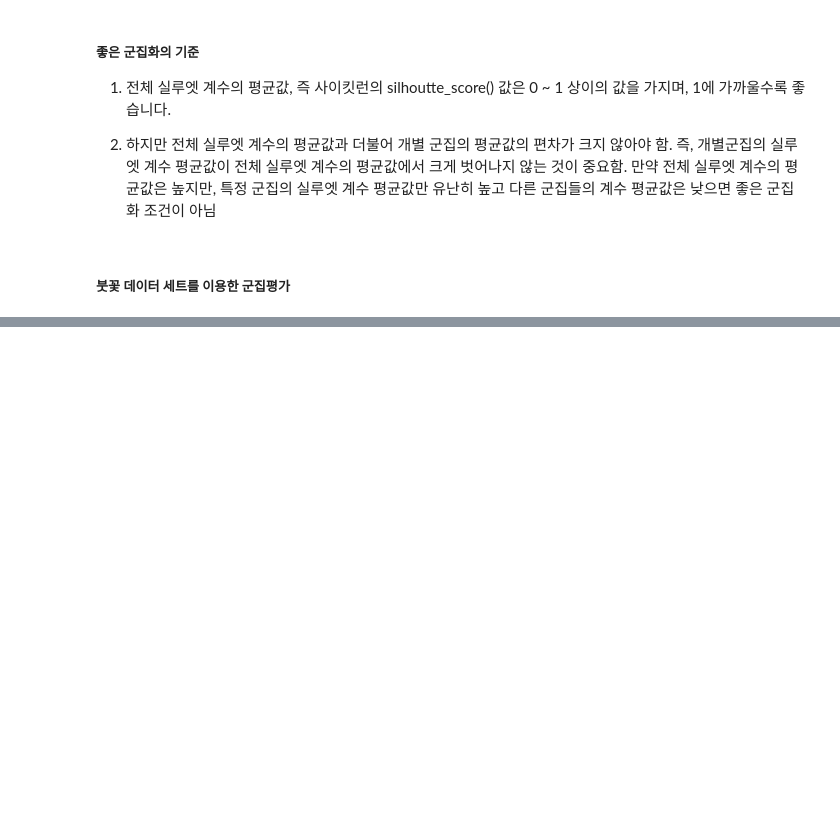
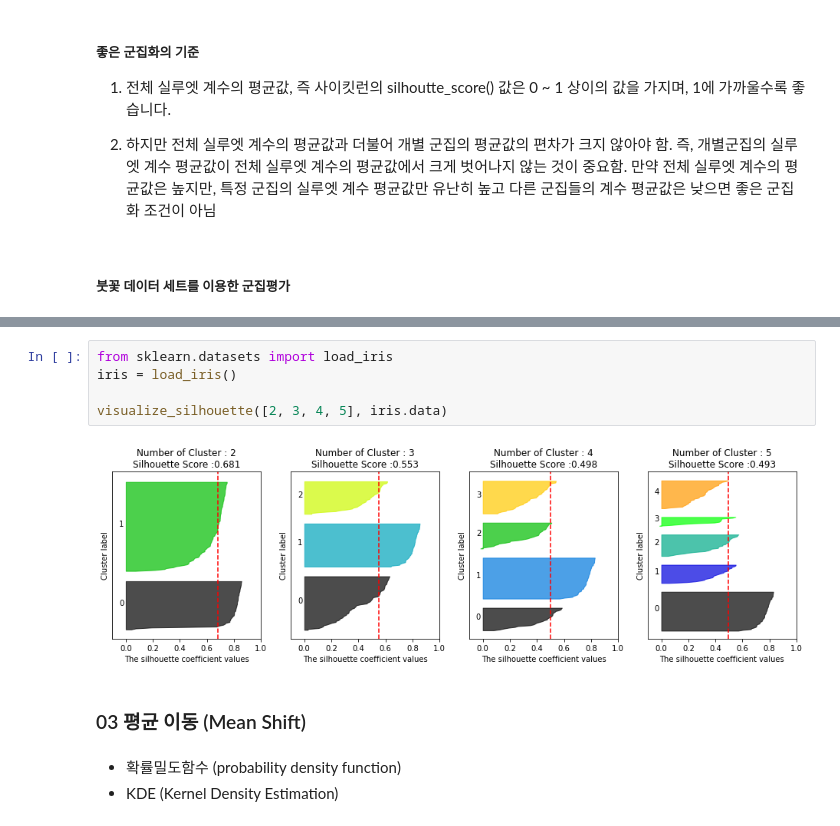
Before and after one commit to johyunkang/python-ml-guide, a Jupyter notebook: python_ml_perfect_guide_07_Clustering.ipynb, the cells around one changed output, grey strips where cells are left out. Saved outputs shown, nothing was run; the diff lists cells and outputs as text; blank space fills up the shorter version.

```diff
--- a/python_ml_perfect_guide_07_Clustering.ipynb
+++ b/python_ml_perfect_guide_07_Clustering.ipynb
@@ -301,0 +377,12 @@ Name: silhouette_coeff, dtype: float64
+# %%
+from sklearn.datasets import load_iris
+iris = load_iris()
+
+visualize_silhouette([2, 3, 4, 5], iris.data)
+# %% [output]
+[figure, added]
+# %% [markdown]
+### 03 평균 이동 (Mean Shift)
+# %% [markdown]
+- 확률밀도함수 (probability density function)
+- KDE (Kernel Density Estimation)
```
Also changed, not shown: parts of 5 cells of this notebook.
